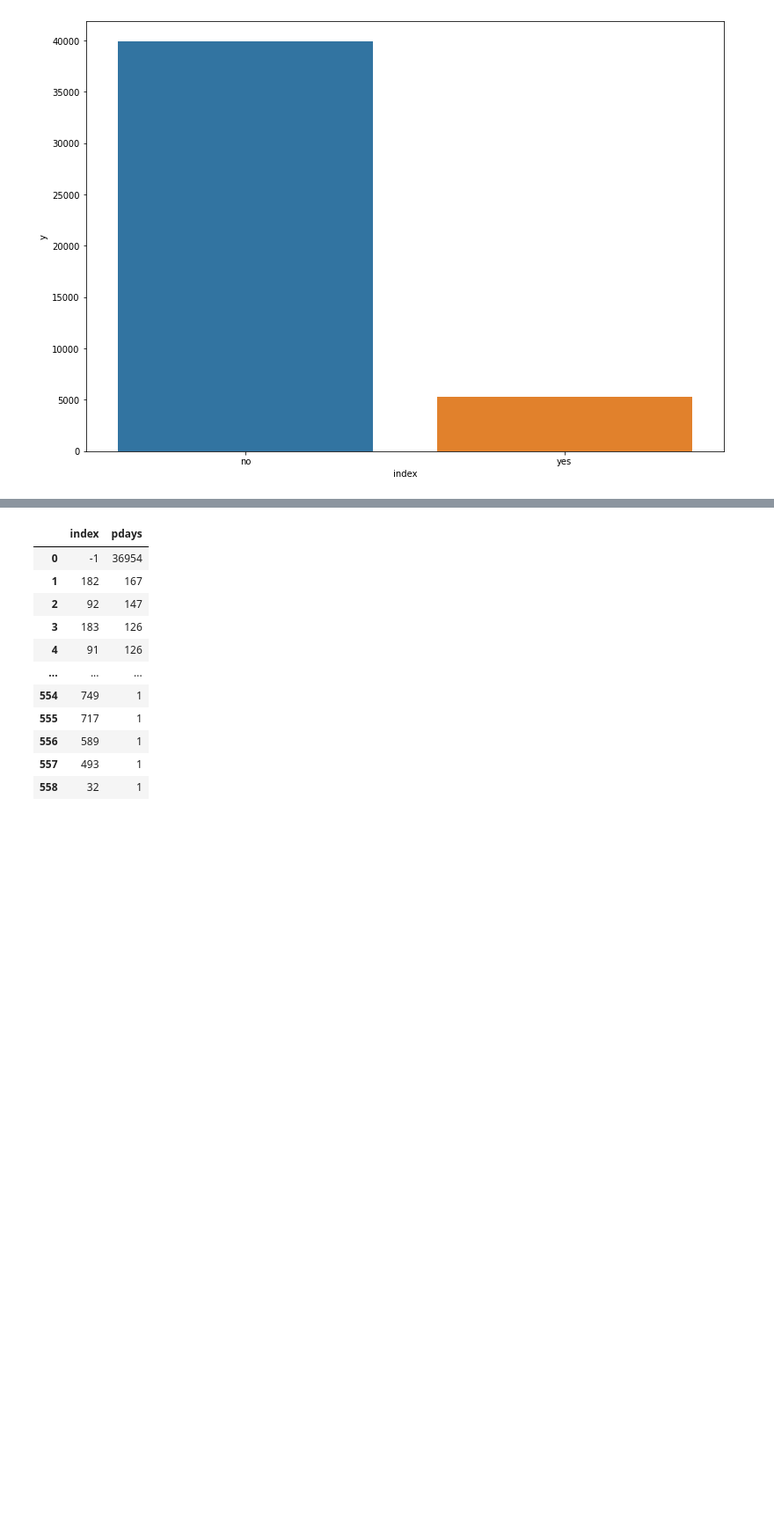
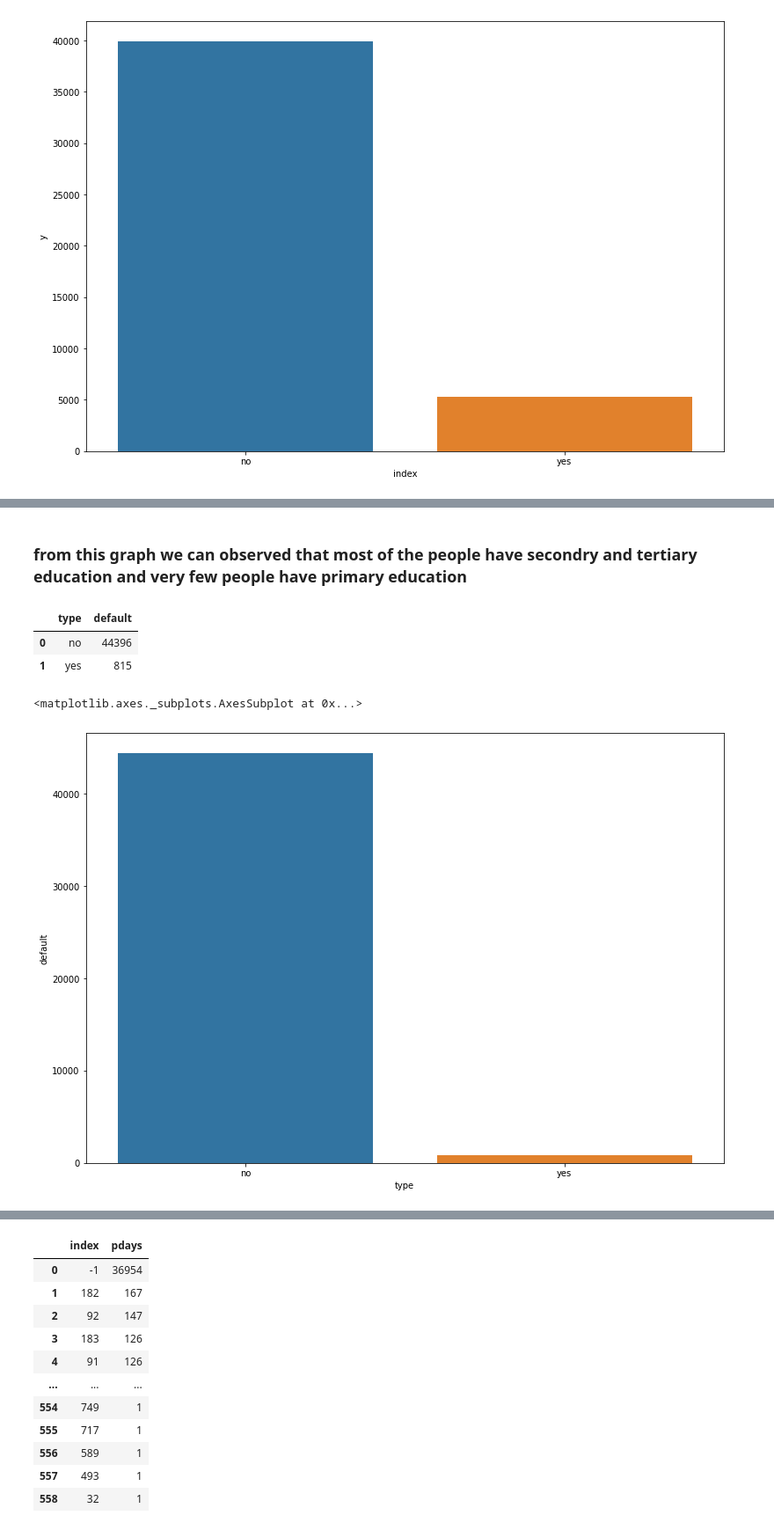
Before and after one commit to hrushikeshsahu19/Predicting-the-effectiveness-of-bank-marketing-campaigns, a Jupyter notebook: Hrushikesh_Sahu_Team_1_Capstone_Project_3.ipynb, the cells around one changed output, grey strips where cells are left out. Shown at 88% size. Drawn from its saved outputs; the diff is of its cells as text; code cells hidden in the pictures; blank space fills up the shorter version.

```diff
--- a/Hrushikesh_Sahu_Team_1_Capstone_Project_3.ipynb
+++ b/Hrushikesh_Sahu_Team_1_Capstone_Project_3.ipynb
@@ -339,0 +227,16 @@ sns.barplot(x='index',y='poutcome',data=poutcome_df)
+# %% [markdown]
+### from this graph we can observed that most of the people have secondry and tertiary education and very few people have primary education
+# %%
+default_df=df['default'].value_counts().reset_index()
+default_df.rename(columns={'index':'type'},inplace=True)
+default_df
+# %% [output]
+|  | type | default |
+| 0 | no | 44396 |
+| 1 | yes | 815 |
+# %%
+plt.figure(figsize=(13,9))
+sns.barplot(x='type',y='default',data=default_df)
+# %% [output]
+<matplotlib.axes._subplots.AxesSubplot at 0x...>
+[figure, added]
```
Also changed, not shown: parts of 89 cells of this notebook.
